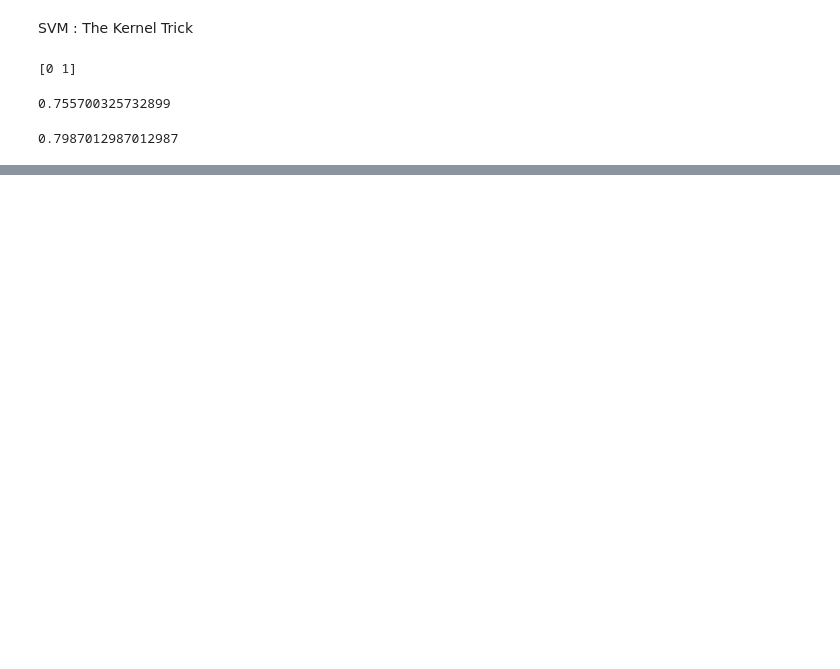
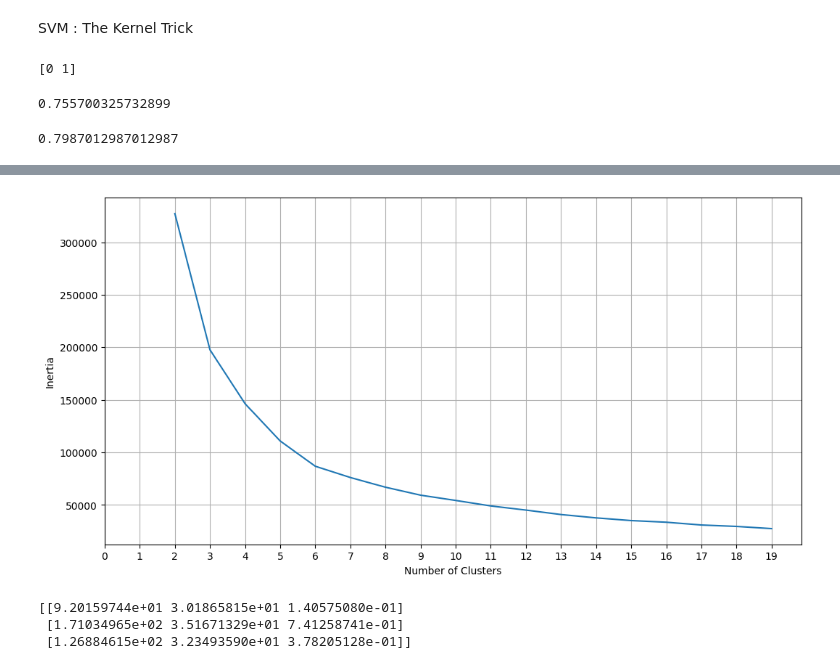
Before and after one commit to Feddane/Machine-Learning-Intro, a Jupyter notebook: chap8 - SVM.ipynb, the cells around one changed output, grey strips where cells are left out. Cells and saved outputs as stored; diff of their text form; code cells hidden in the pictures; blank space fills up the shorter version.

```diff
--- a/chap8 - SVM.ipynb
+++ b/chap8 - SVM.ipynb
@@ -71,0 +112,57 @@ print(accuracy)
+# %%
+# Importation des bibliothèques nécessaires
+from sklearn.cluster import KMeans
+import matplotlib.pyplot as plt
+
+# Initialisation d'une liste pour stocker les valeurs d'inertie
+inertias = [] #définie comme la somme des carrés des distances euclidiennes entre chaque point de données dans un cluster et le centroïde de ce cluster
+
+# Boucle à travers un certain nombre de clusters (de 2 à 19 dans ce cas)
+for k in range(2, 20):
+    # Création d'un modèle KMeans avec un nombre de clusters donné
+    kmeans = KMeans(init='k-means++', random_state=0, n_clusters=k, n_init=10)
+
+    # Entraînement du modèle sur le DataFrame 'df'
+    kmeans.fit(df)
+
+    # Ajout de l'inertie du modèle à la liste
+    inertias.append(kmeans.inertia_)
+
+# Création d'une figure pour afficher le coude
+plt.figure(figsize=(12.4, 6.2))
+plt.grid()
+
+# Tracé de la courbe du coude
+plt.plot(range(2, 20), inertias)
+
+# Configuration des axes et des étiquettes
+plt.xticks(range(0, 20))
+plt.xlabel('Number of Clusters')
+plt.ylabel('Inertia')
+
+# Affichage de la figure
+plt.show()
+
+#Interpretation
+#La courbe du coude est utilisée pour identifier le nombre optimal de clusters.
+#Le point où l'inertie cesse de diminuer rapidement est appelé le coude.
+#Dans cette visualisation, vous recherchez le point où l'inertie commence à se stabiliser,
+#indiquant que l'ajout de clusters supplémentaires n'apporte pas beaucoup d'amélioration. Ce point est généralement choisi comme le nombre optimal de clusters.
+# %% [output]
+[figure, added]
+# %%
+# Importation de la classe KMeans depuis sklearn.cluster
+from sklearn.cluster import KMeans
+
+# Création d'une instance de KMeans avec 3 clusters, initialisation k-means++, et 10 itérations d'initialisation
+Kmeans = KMeans(random_state=0, n_clusters=3, n_init=10)
+
+# Ajustement du modèle KMeans aux données du DataFrame df
+Kmeans.fit(df)
+
+# Affichage des centres de cluster résultants après l'ajustement du modèle
+print(Kmeans.cluster_centers_)
+# %% [output]
+[[9.20159744e+01 3.01865815e+01 1.40575080e-01]
+ [1.71034965e+02 3.51671329e+01 7.41258741e-01]
+ [1.26884615e+02 3.23493590e+01 3.78205128e-01]]
```
Also changed, not shown: parts of 7 cells of this notebook.
